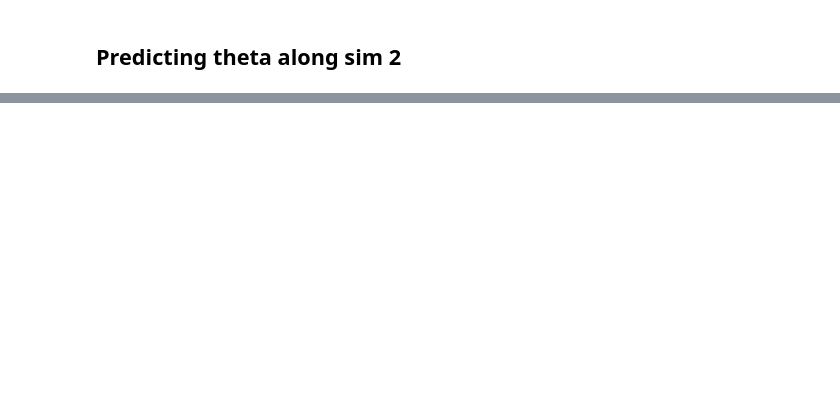
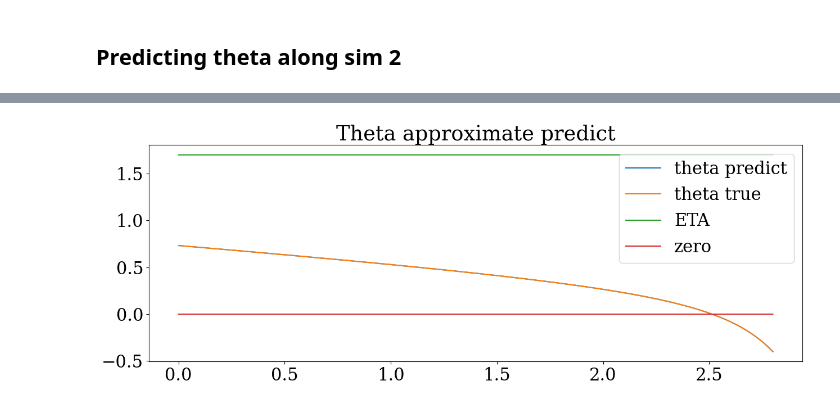
Before and after one commit to TirelessRock/3D-nav-research, a Jupyter notebook: ship-movement-simulation-lab.ipynb, the cells around one changed output, grey strips where cells are left out. Cells and saved outputs as stored; diff of their text form; code cells hidden in the pictures; blank space fills up the shorter version.

```diff
--- a/ship-movement-simulation-lab.ipynb
+++ b/ship-movement-simulation-lab.ipynb
@@ -442,0 +511,19 @@ plt.show()
+# %%
+ths_predict_app = []
+taus_app = []
+for x, d, t in zip(tx2, td2, t_seg2):
+    th, tau, _, _ = estimate_theta_when_tau_approx(x, next_wp, d, speed, omega0 + eps2 * T1, eps2)
+    ths_predict_app.append(th)
+    taus_app.append(tau)
+ths_predict_app = np.array(ths_predict_app)
+taus_app = np.array(taus_app)
+# %%
+plt.title("Theta approximate predict")
+plt.plot(t_seg2, ths_predict_app, label='theta predict')
+plt.plot(t_seg2, ths_predict, label='theta true')
+plt.plot(t_seg2, taus_app, label='ETA')
+plt.plot(t_seg2, np.zeros_like(t_seg2), label='zero')
+plt.legend(loc='upper right')
+plt.show()
+# %% [output]
+[figure, added]
```
Also changed, not shown: parts of 8 cells of this notebook.
